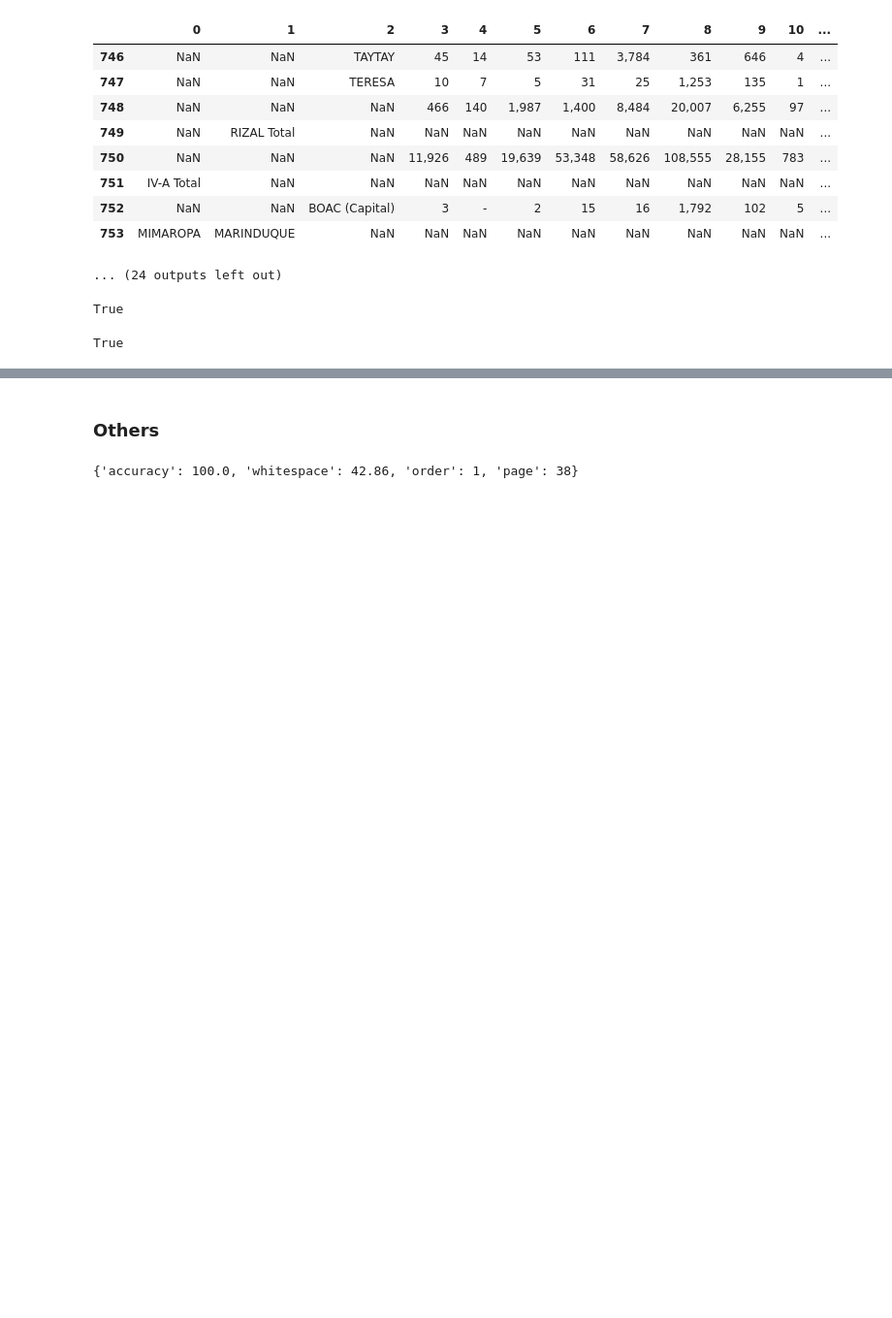
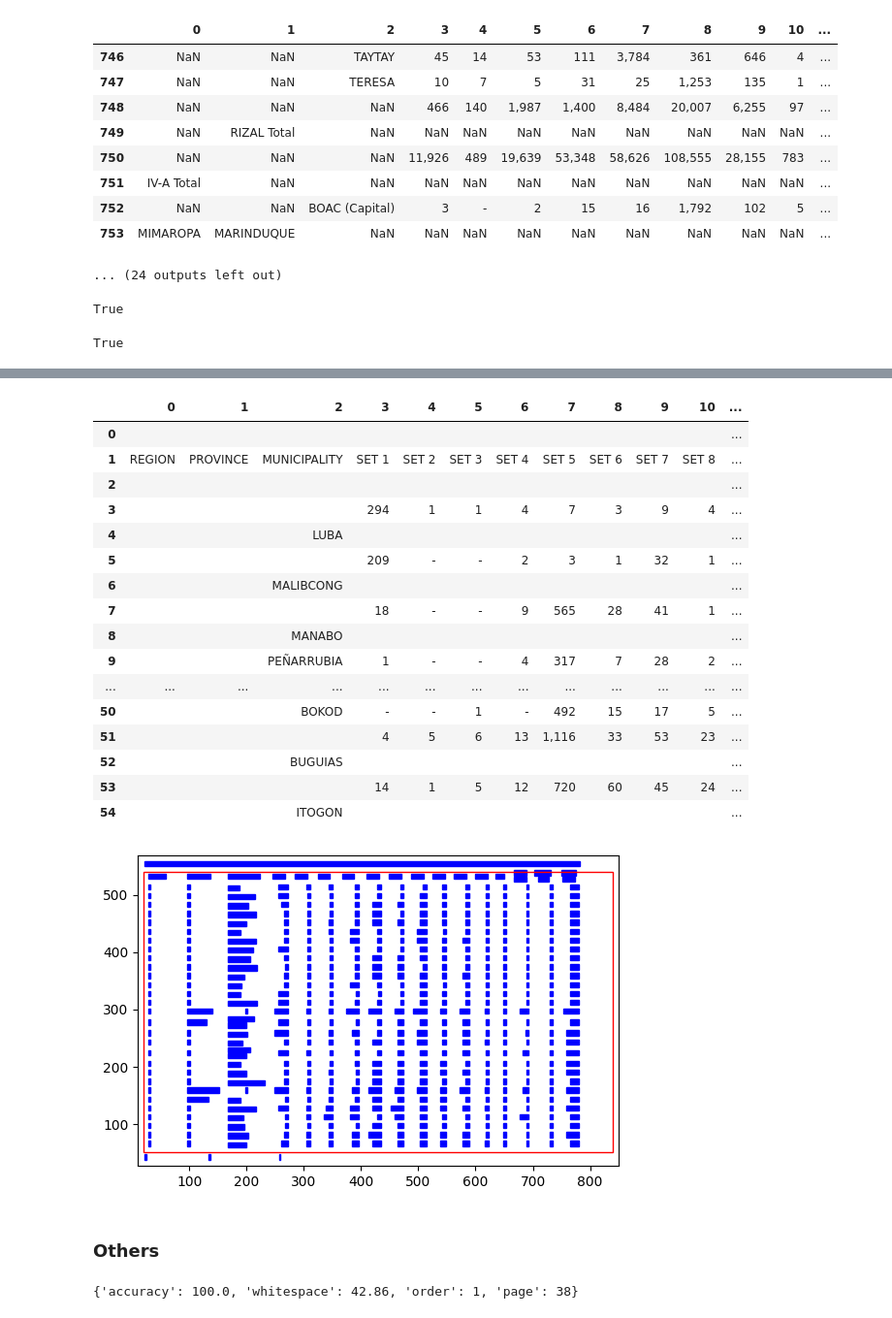
Before and after one commit to teofc111/poverty_mapping, a Jupyter notebook: pppp.ipynb, the cells around one changed output, grey strips where cells are left out. Shown at 97% size. Drawn from its saved outputs; the diff is of its cells as text; code cells hidden in the pictures; blank space fills up the shorter version.

```diff
--- a/pppp.ipynb
+++ b/pppp.ipynb
@@ -304,3 +797,25 @@ True
+# %%
+camelot.plot(tables[2], kind='contour').show()
+tables[2].df
+# %% [output]
+|  | 0 | 1 | 2 | 3 | 4 | 5 | 6 | 7 | 8 | 9 | 10 | ... |
+| 0 |  |  |  |  |  |  |  |  |  |  |  | ... |
+| 1 | REGION | PROVINCE | MUNICIPALITY | SET 1 | SET 2 | SET 3 | SET 4 | SET 5 | SET 6 | SET 7 | SET 8 | ... |
+| 2 |  |  |  |  |  |  |  |  |  |  |  | ... |
+| 3 |  |  |  | 294 | 1 | 1 | 4 | 7 | 3 | 9 | 4 | ... |
+| 4 |  |  | LUBA |  |  |  |  |  |  |  |  | ... |
+| 5 |  |  |  | 209 | - | - | 2 | 3 | 1 | 32 | 1 | ... |
+| 6 |  |  | MALIBCONG |  |  |  |  |  |  |  |  | ... |
+| 7 |  |  |  | 18 | - | - | 9 | 565 | 28 | 41 | 1 | ... |
+| 8 |  |  | MANABO |  |  |  |  |  |  |  |  | ... |
+| 9 |  |  | PEÑARRUBIA | 1 | - | - | 4 | 317 | 7 | 28 | 2 | ... |
+| ... | ... | ... | ... | ... | ... | ... | ... | ... | ... | ... | ... | ... |
+| 50 |  |  | BOKOD | - | - | 1 | - | 492 | 15 | 17 | 5 | ... |
+| 51 |  |  |  | 4 | 5 | 6 | 13 | 1,116 | 33 | 53 | 23 | ... |
+| 52 |  |  | BUGUIAS |  |  |  |  |  |  |  |  | ... |
+| 53 |  |  |  | 14 | 1 | 5 | 12 | 720 | 60 | 45 | 24 | ... |
+| 54 |  |  | ITOGON |  |  |  |  |  |  |  |  | ... |
+[figure, added]
 # %% [markdown]
 ### Others
 # %%
```
Also changed, not shown: parts of 30 cells of this notebook.
